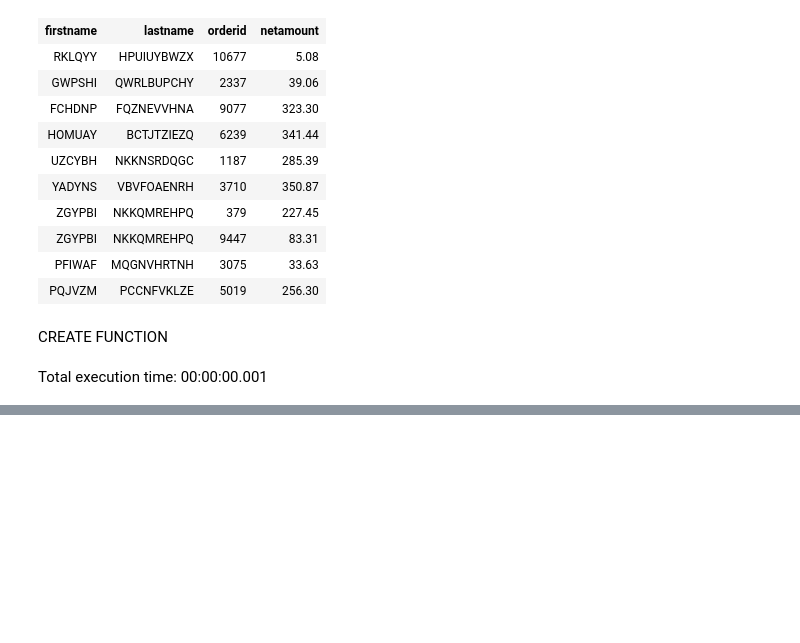
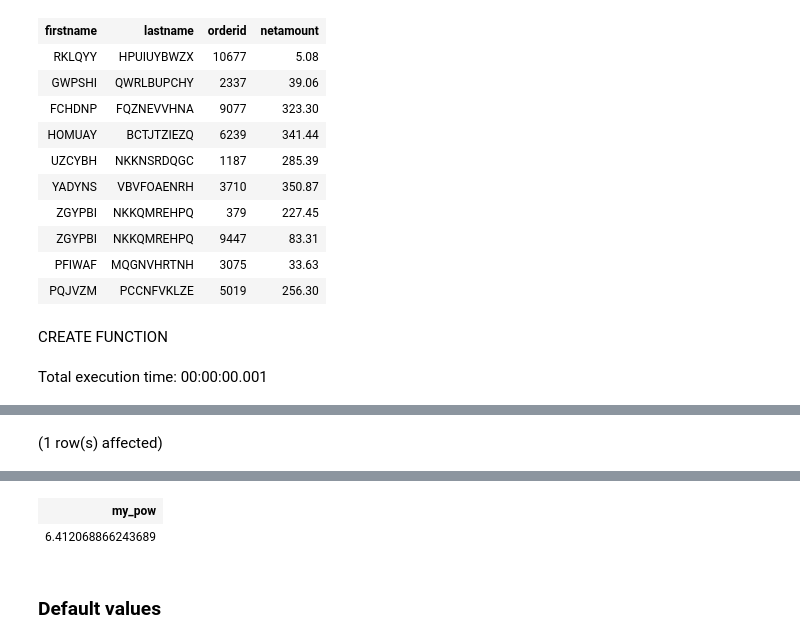
Before and after one commit to yaowenqiang/capturing_logic_with_custom_functions_in_postgresql, a Jupyter notebook: Notebook-1.ipynb, the cells around one changed output, grey strips where cells are left out. Saved outputs shown, nothing was run; the diff lists cells and outputs as text; code cells hidden in the pictures; blank space fills up the shorter version.

```diff
--- a/Notebook-1.ipynb
+++ b/Notebook-1.ipynb
@@ -160,0 +173,4 @@ Total execution time: 00:00:00.001
+# %%
+select my_pow(PI(), log(42))
+# %% [output]
+(1 row(s) affected)
@@ -160,0 +178,4 @@ Total execution time: 00:00:00.001
+| my_pow |
+| 6.412068866243689 |
+# %% [markdown]
+### Default values
```
Also changed, not shown: parts of 16 cells of this notebook.
